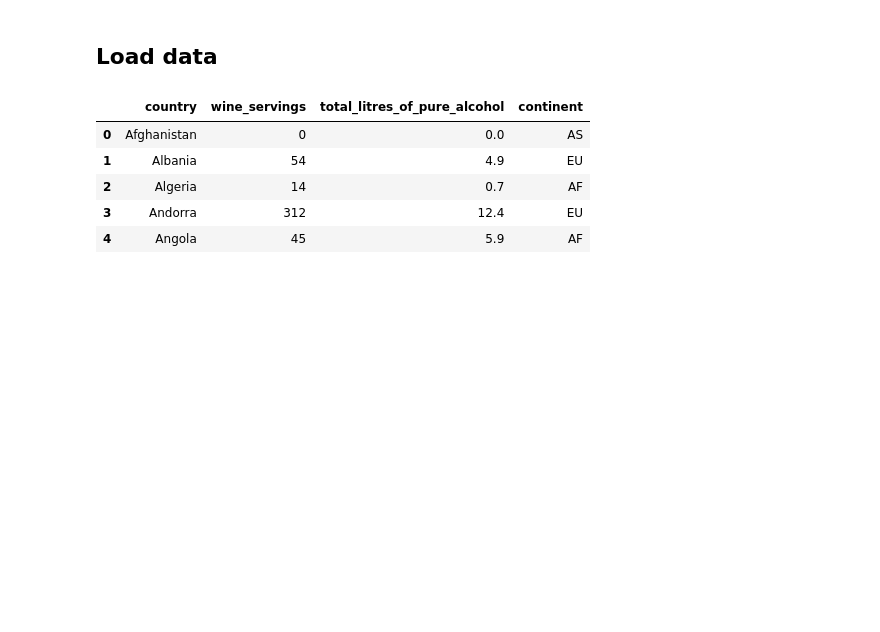
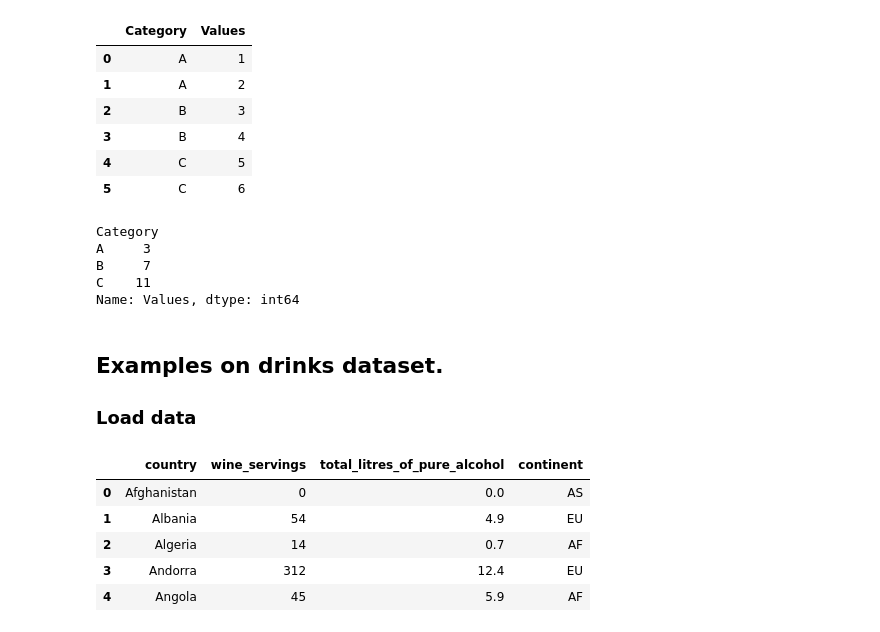
Before and after one commit to ProgressBG-Python-Course/JupyterNotebooksExamples, a Jupyter notebook: Notebooks/numpy_and_pandas/pandas/DataFrameGroupby.ipynb, the cells around one changed output. Cells and saved outputs as stored; diff of their text form; code cells hidden in the pictures; blank space fills up the shorter version.

```diff
--- a/Notebooks/numpy_and_pandas/pandas/DataFrameGroupby.ipynb
+++ b/Notebooks/numpy_and_pandas/pandas/DataFrameGroupby.ipynb
@@ -12,4 +22,33 @@ or the "Split-Apply-Combine" Strategy
+# %%
+# Sample DataFrame
+data = {
+    'Category': ['A', 'A', 'B', 'B', 'C', 'C'],
+    'Values': [1, 2, 3, 4, 5, 6]
+}
+df = pd.DataFrame(data)
+df
+# %% [output]
+|  | Category | Values |
+| 0 | A | 1 |
+| 1 | A | 2 |
+| 2 | B | 3 |
+| 3 | B | 4 |
+| 4 | C | 5 |
+| 5 | C | 6 |
+# %%
+# Group by 'Category' and calculate the sum of 'Values'
+grouped = df.groupby('Category')['Values'].sum()
+grouped
+# %% [output]
+Category
+A     3
+B     7
+C    11
+Name: Values, dtype: int64
 # %% [markdown]
-## Load data
+
+## Examples on drinks dataset.
+
+### Load data
 # %%
 # load datasets
```
Also changed, not shown: parts of 16 cells of this notebook.
